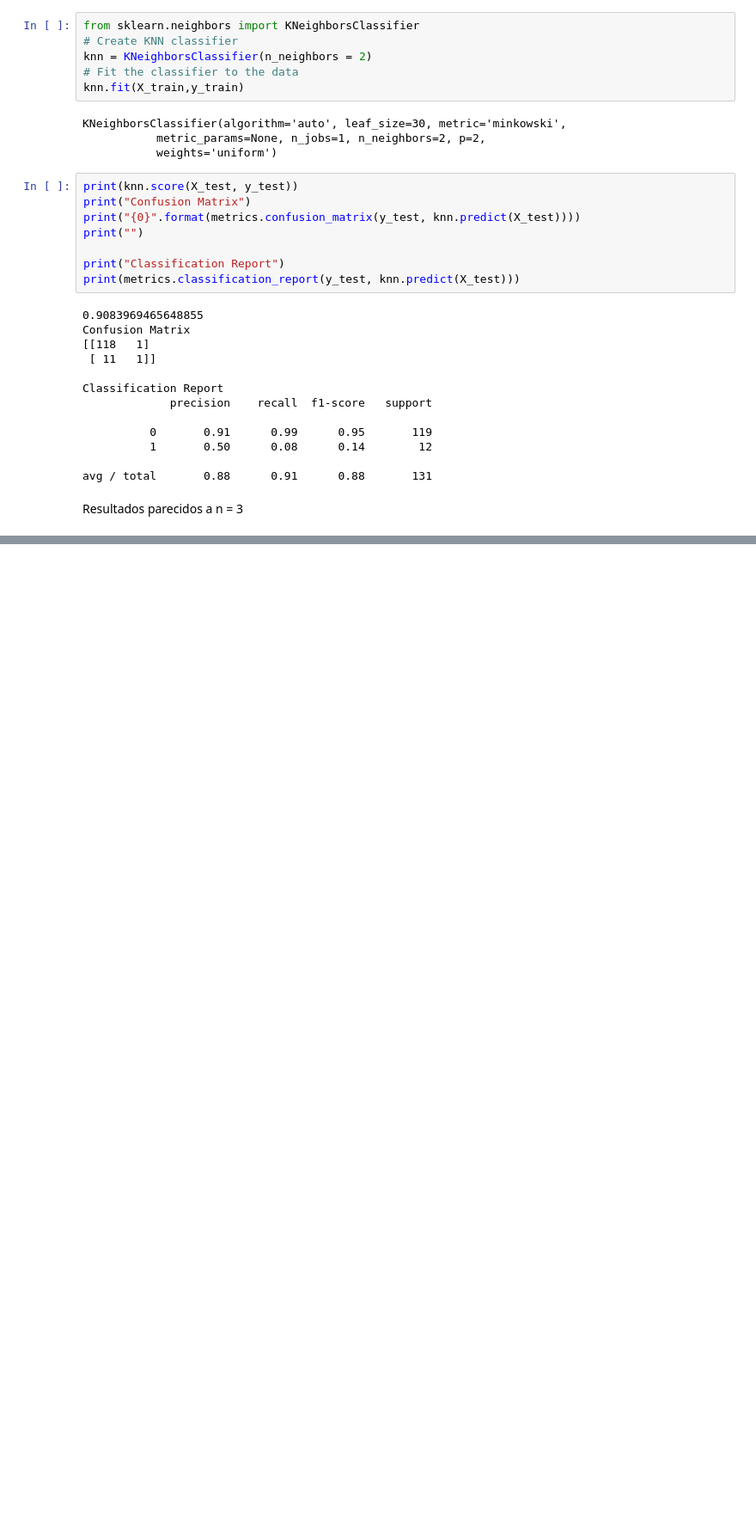
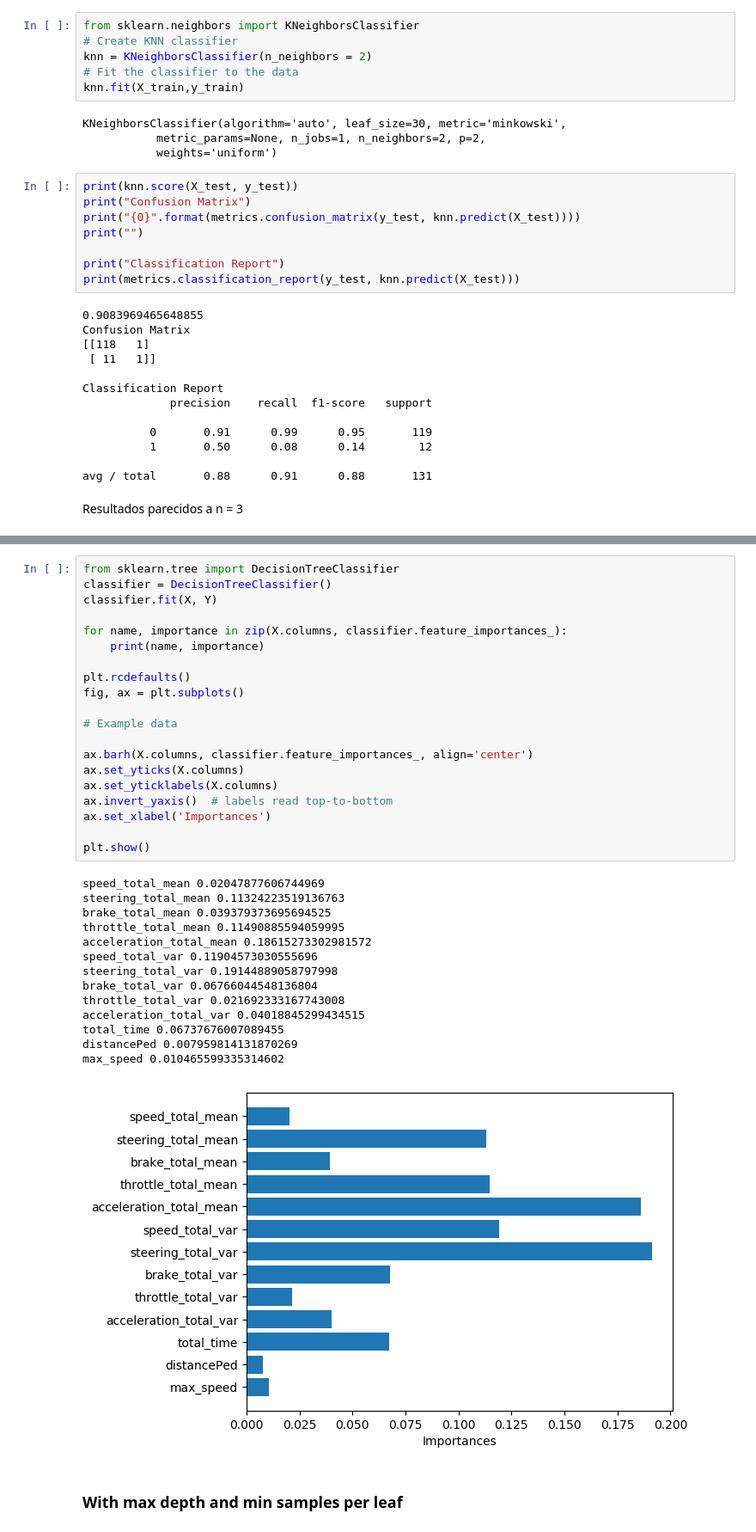
Before and after one commit to jcostamagna/thesis-python-jupyter, a Jupyter notebook: Thesis_merge_data.ipynb, the cells around one changed output, grey strips where cells are left out. Shown at 86% size. Cells and saved outputs as stored; diff of their text form; blank space fills up the shorter version.

```diff
--- a/Thesis_merge_data.ipynb
+++ b/Thesis_merge_data.ipynb
@@ -202,0 +293,37 @@ Resultados parecidos a n = 3
+# %%
+from sklearn.tree import DecisionTreeClassifier
+classifier = DecisionTreeClassifier()
+classifier.fit(X, Y)
+
+for name, importance in zip(X.columns, classifier.feature_importances_):
+    print(name, importance)
+
+plt.rcdefaults()
+fig, ax = plt.subplots()
+
+# Example data
+
+ax.barh(X.columns, classifier.feature_importances_, align='center')
+ax.set_yticks(X.columns)
+ax.set_yticklabels(X.columns)
+ax.invert_yaxis()  # labels read top-to-bottom
+ax.set_xlabel('Importances')
+
+plt.show()
+# %% [output]
+speed_total_mean 0.02047877606744969
+steering_total_mean 0.11324223519136763
+brake_total_mean 0.039379373695694525
+throttle_total_mean 0.11490885594059995
+acceleration_total_mean 0.18615273302981572
+speed_total_var 0.11904573030555696
+steering_total_var 0.19144889058797998
+brake_total_var 0.06766044548136804
+throttle_total_var 0.021692333167743008
+acceleration_total_var 0.04018845299434515
+total_time 0.06737676007089455
+distancePed 0.007959814131870269
+max_speed 0.010465599335314602
+[figure, added]
+# %% [markdown]
+### With max depth and min samples per leaf
```
Also changed, not shown: parts of 37 cells of this notebook, 35 other files.
